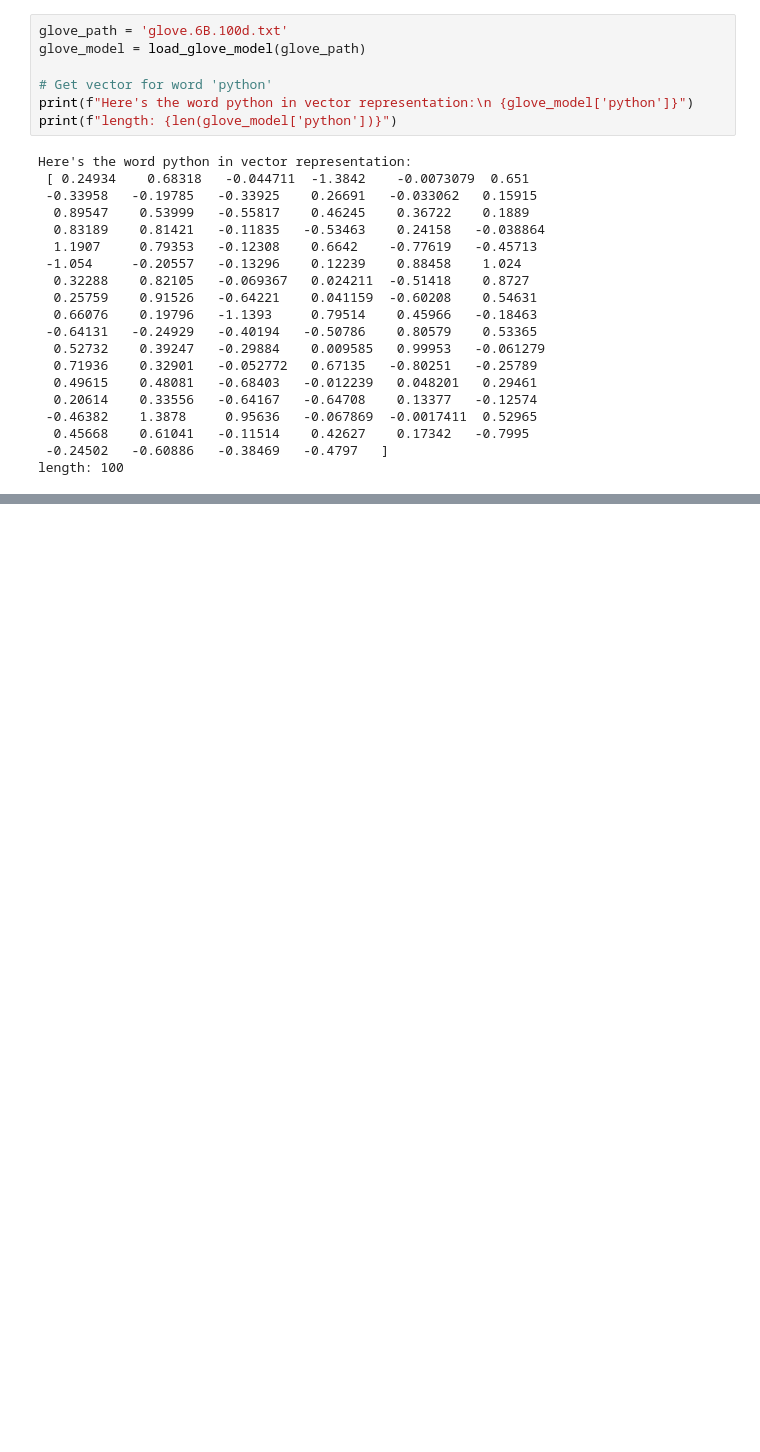
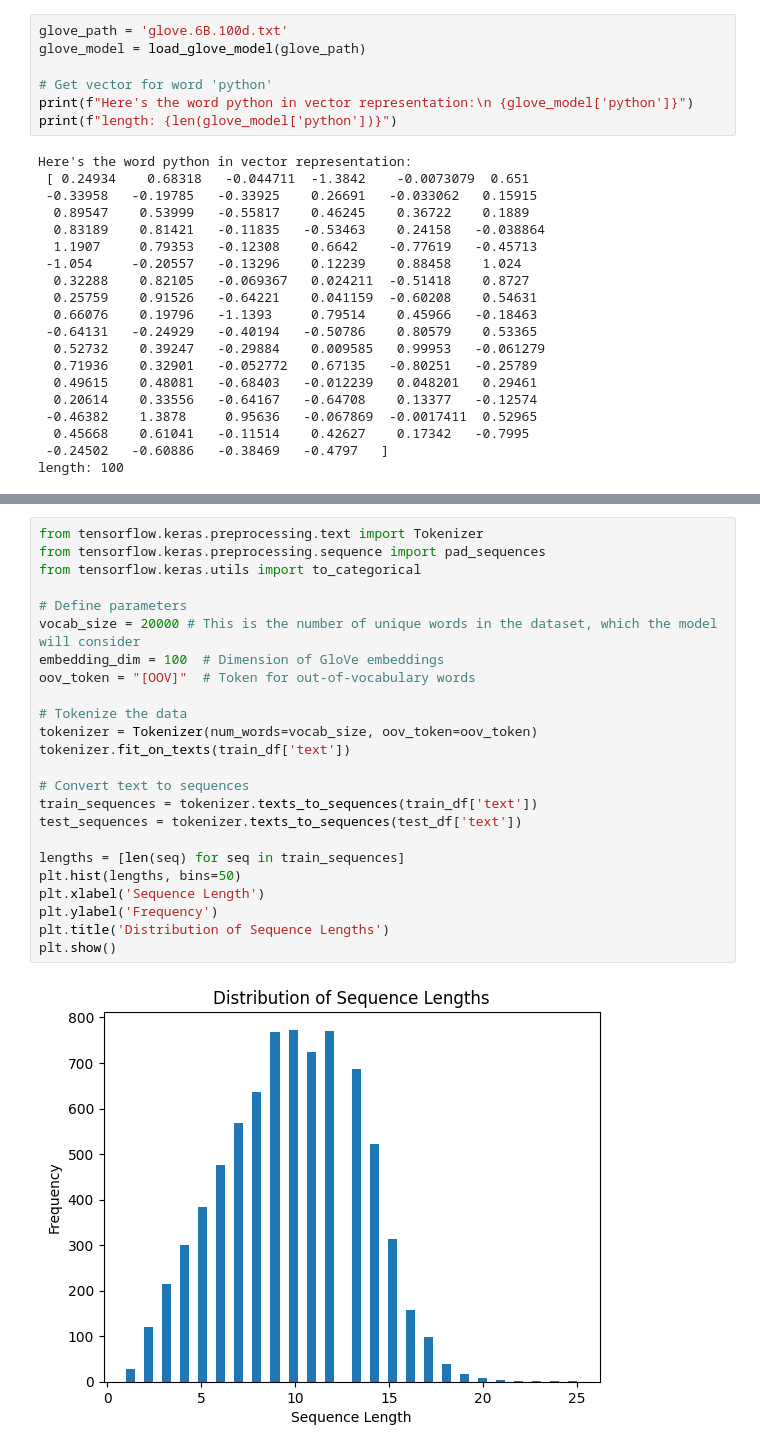
Before and after one commit to gb999/LuaLuaLua, a Jupyter notebook: LuaLuaLua.ipynb, the cells around one changed output, grey strips where cells are left out. Cells and saved outputs as stored; diff of their text form; blank space fills up the shorter version.

Commit message:
Explanation of chosen parameters, and glove as transfer learning

```diff
--- a/LuaLuaLua.ipynb
+++ b/LuaLuaLua.ipynb
@@ -239,0 +247,26 @@ length: 100
+# %%
+from tensorflow.keras.preprocessing.text import Tokenizer
+from tensorflow.keras.preprocessing.sequence import pad_sequences
+from tensorflow.keras.utils import to_categorical
+
+# Define parameters
+vocab_size = 20000 # This is the number of unique words in the dataset, which the model will consider
+embedding_dim = 100  # Dimension of GloVe embeddings
+oov_token = "[OOV]"  # Token for out-of-vocabulary words
+
+# Tokenize the data
+tokenizer = Tokenizer(num_words=vocab_size, oov_token=oov_token)
+tokenizer.fit_on_texts(train_df['text'])
+
+# Convert text to sequences
+train_sequences = tokenizer.texts_to_sequences(train_df['text'])
+test_sequences = tokenizer.texts_to_sequences(test_df['text'])
+
+lengths = [len(seq) for seq in train_sequences]
+plt.hist(lengths, bins=50)
+plt.xlabel('Sequence Length')
+plt.ylabel('Frequency')
+plt.title('Distribution of Sequence Lengths')
+plt.show()
+# %% [output]
+[figure, added]
```
Also changed, not shown: parts of 15 cells of this notebook.
